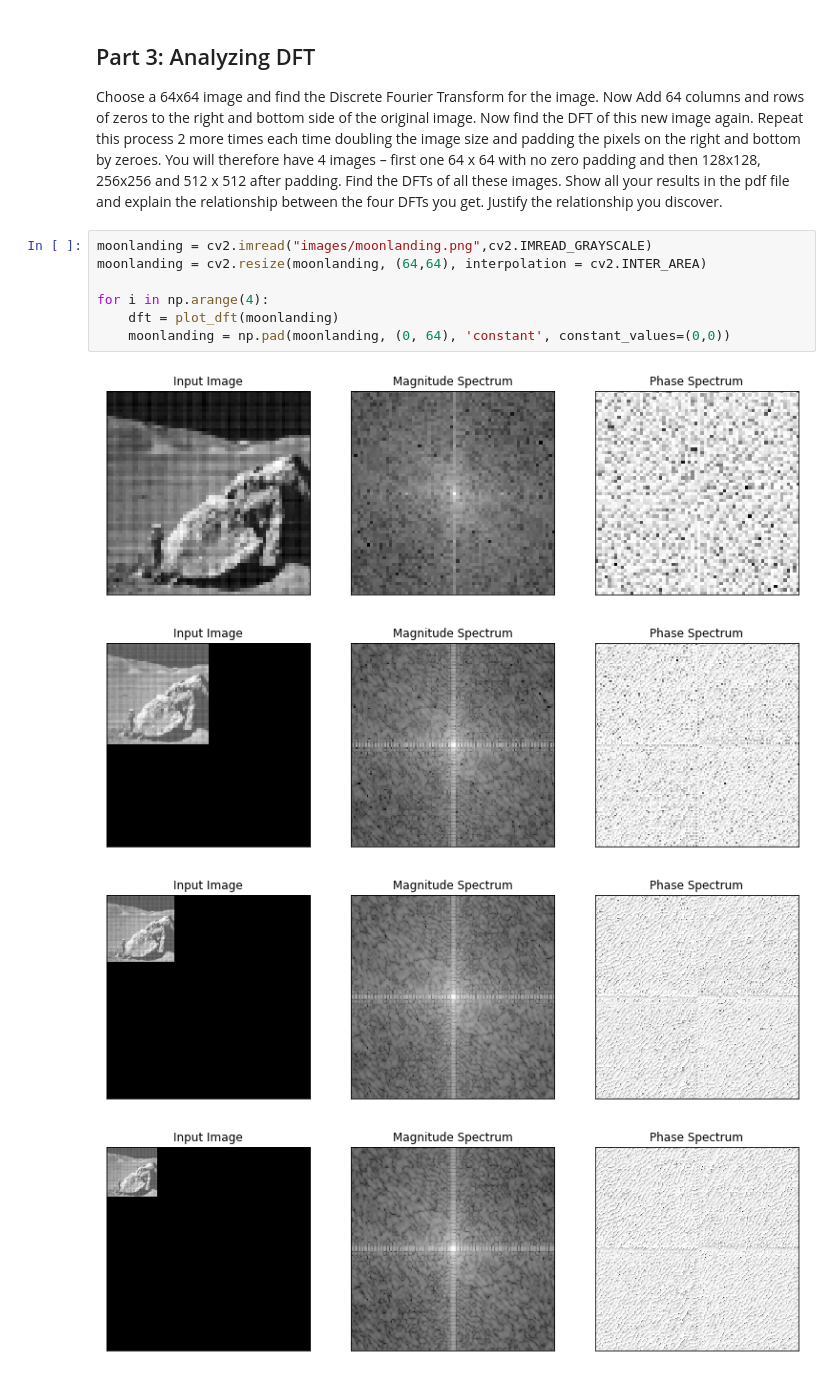
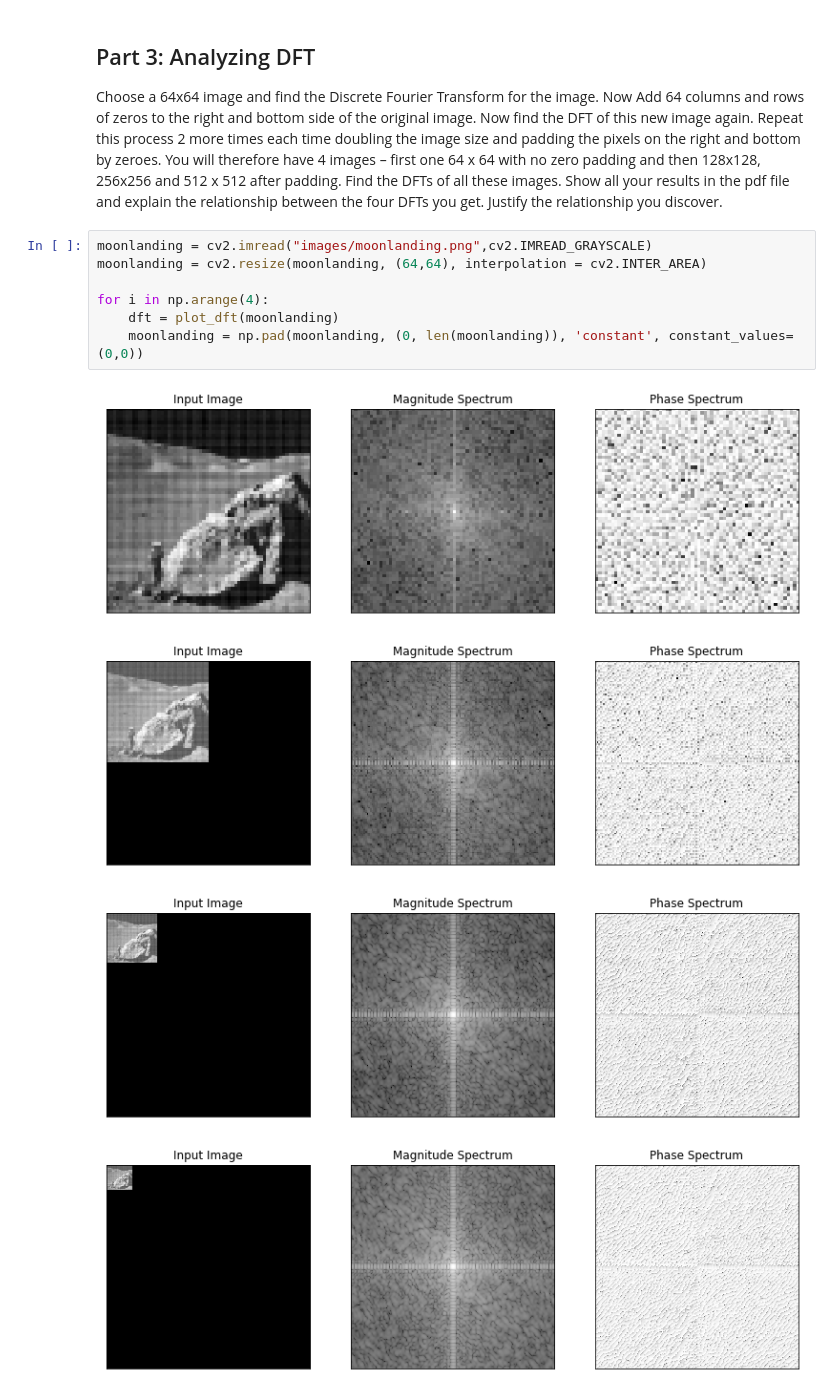
Before and after one commit to SakshiAgarwal/VisualComputingHW2, a Jupyter notebook: [CS211A] Assignment 2.ipynb, the cells around one changed output. Drawn from its saved outputs; the diff is of its cells as text.

```diff
--- a/[CS211A] Assignment 2.ipynb
+++ b/[CS211A] Assignment 2.ipynb
@@ -170,12 +187,12 @@ Choose a 64x64 image and find the Discrete Fourier Transform for the image. Now
 # %%
 moonlanding = cv2.imread("images/moonlanding.png",cv2.IMREAD_GRAYSCALE)
 moonlanding = cv2.resize(moonlanding, (64,64), interpolation = cv2.INTER_AREA)
 
 for i in np.arange(4):
     dft = plot_dft(moonlanding)
-    moonlanding = np.pad(moonlanding, (0, 64), 'constant', constant_values=(0,0))
+    moonlanding = np.pad(moonlanding, (0, len(moonlanding)), 'constant', constant_values=(0,0))
 # %% [output]
 [figure]
 [figure]
-[figure, old version]
+[figure, new version]
-[figure, old version]
+[figure, new version]
```
Also changed, not shown: parts of 8 cells of this notebook, 1 other file.
